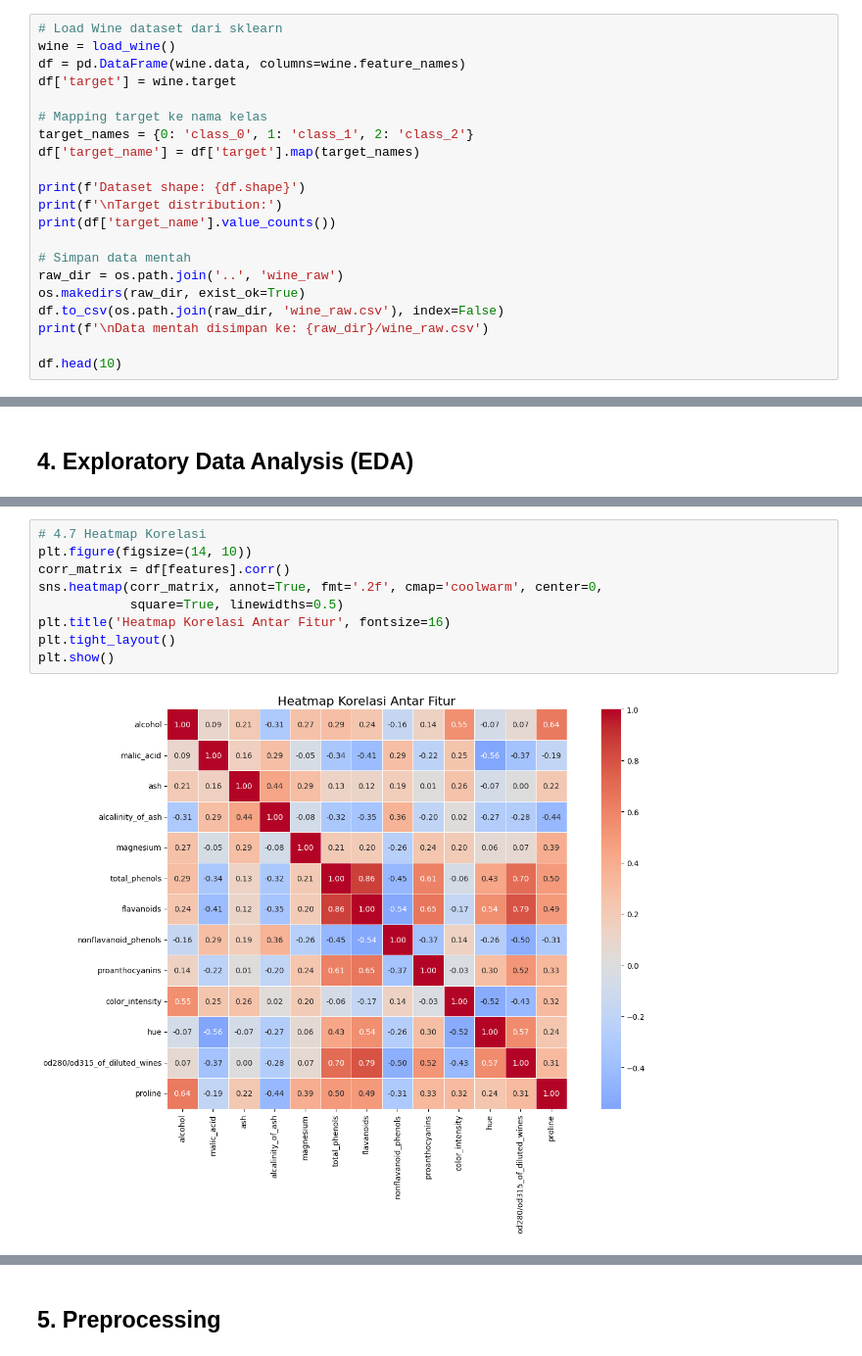
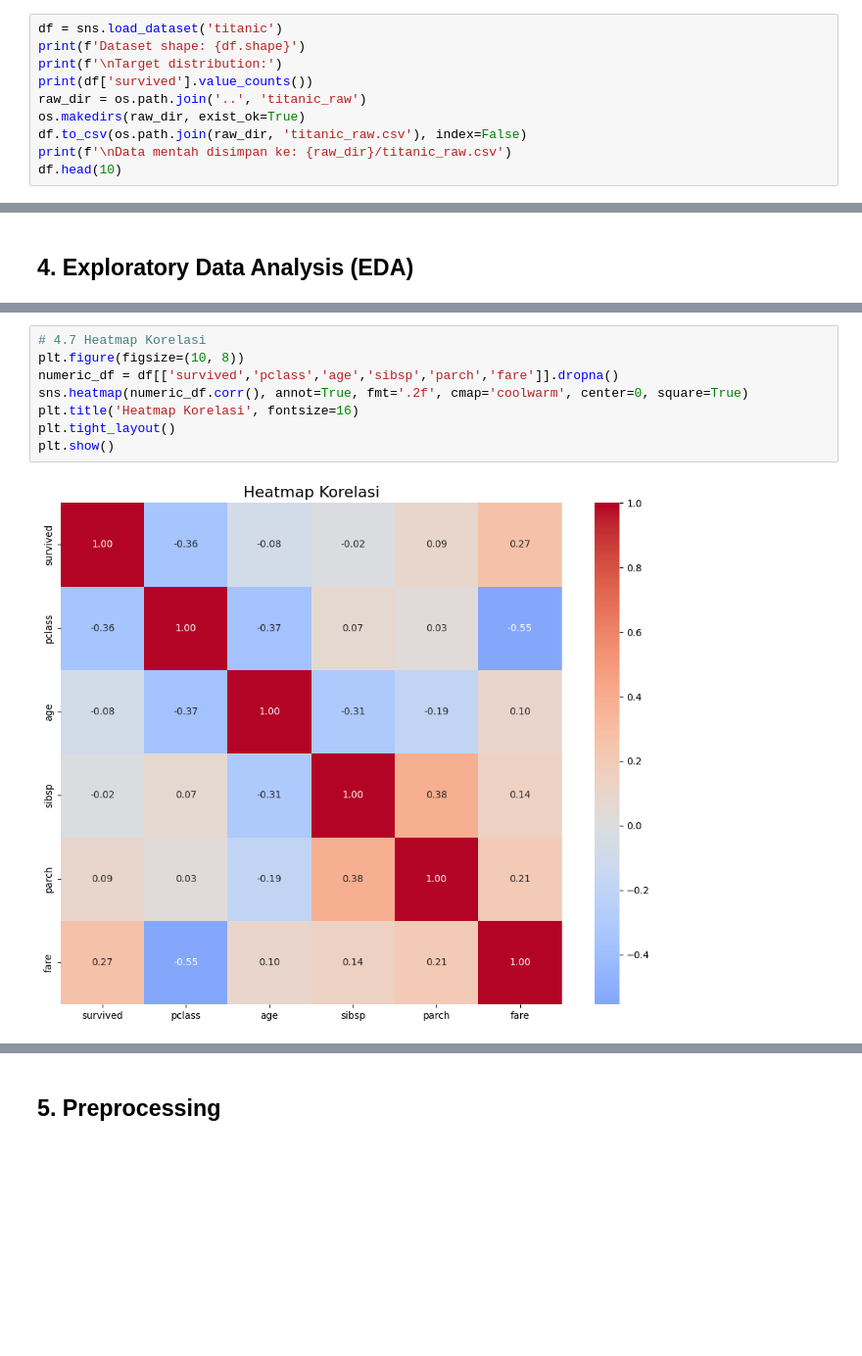
Before and after one commit to Fyodor-DOs/Eksperimen_SML_Fathir, a Jupyter notebook: preprocessing/Eksperimen_Fathir.ipynb, the cells around one changed output, grey strips where cells are left out. Shown at 98% size. Drawn from its saved outputs; the diff is of its cells as text; blank space fills up the shorter version.

Commit message:
Switch to Titanic dataset

```diff
--- a/preprocessing/Eksperimen_Fathir.ipynb
+++ b/preprocessing/Eksperimen_Fathir.ipynb
@@ -48,24 +30,13 @@ Library berhasil di-import!
 # %% [markdown]
 ## 3. Memuat Dataset
 # %%
-# Load Wine dataset dari sklearn
-wine = load_wine()
-df = pd.DataFrame(wine.data, columns=wine.feature_names)
-df['target'] = wine.target
-
-# Mapping target ke nama kelas
-target_names = {0: 'class_0', 1: 'class_1', 2: 'class_2'}
-df['target_name'] = df['target'].map(target_names)
-
+df = sns.load_dataset('titanic')
 print(f'Dataset shape: {df.shape}')
 print(f'\nTarget distribution:')
-print(df['target_name'].value_counts())
-
-# Simpan data mentah
-raw_dir = os.path.join('..', 'wine_raw')
+print(df['survived'].value_counts())
+raw_dir = os.path.join('..', 'titanic_raw')
 os.makedirs(raw_dir, exist_ok=True)
-df.to_csv(os.path.join(raw_dir, 'wine_raw.csv'), index=False)
-print(f'\nData mentah disimpan ke: {raw_dir}/wine_raw.csv')
-
+df.to_csv(os.path.join(raw_dir, 'titanic_raw.csv'), index=False)
+print(f'\nData mentah disimpan ke: {raw_dir}/titanic_raw.csv')
 df.head(10)
 # %% [output]
@@ -202,11 +164,10 @@ plt.show()
 # %%
 # 4.7 Heatmap Korelasi
-plt.figure(figsize=(14, 10))
-corr_matrix = df[features].corr()
-sns.heatmap(corr_matrix, annot=True, fmt='.2f', cmap='coolwarm', center=0,
-            square=True, linewidths=0.5)
-plt.title('Heatmap Korelasi Antar Fitur', fontsize=16)
+plt.figure(figsize=(10, 8))
+numeric_df = df[['survived','pclass','age','sibsp','parch','fare']].dropna()
+sns.heatmap(numeric_df.corr(), annot=True, fmt='.2f', cmap='coolwarm', center=0, square=True)
+plt.title('Heatmap Korelasi', fontsize=16)
 plt.tight_layout()
 plt.show()
 # %% [output]
-[figure, old version]
+[figure, new version]
```
Also changed, not shown: parts of 24 cells of this notebook, 4 other files.
